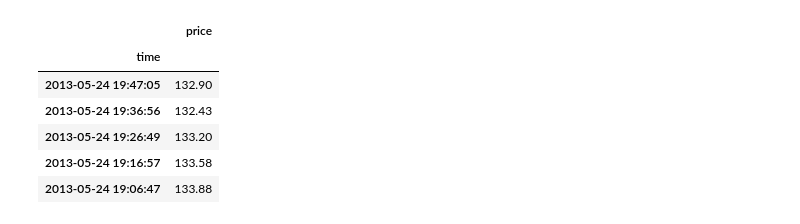
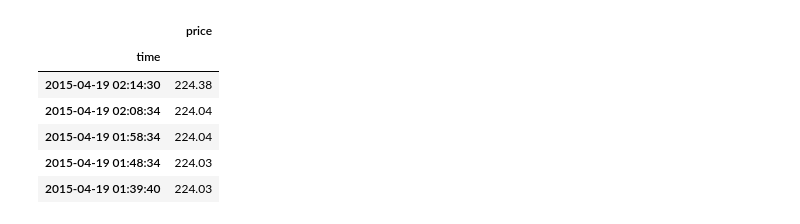
Before and after one commit to yyl/btc-price-analysis, a Jupyter notebook: notes/news_price.ipynb, the cells around one changed output. Cells and saved outputs as stored; diff of their text form; code cells hidden in the pictures.

```diff
--- a/notes/news_price.ipynb
+++ b/notes/news_price.ipynb
@@ -13,4 +13,4 @@ from bokeh.models import HoverTool
 font = {'size'   : 18}
 matplotlib.rc('font', **font)
 matplotlib.rcParams['figure.figsize'] = (12.0, 6.0)
-input_folder = "../samples"
+input_folder = "../data"
@@ -47,17 +55,17 @@ news_index.head()
 # %%
 time_format = "%Y-%m-%dT%H:%M:%S"
-price_data = pd.read_csv(os.path.join(input_folder, "price.csv"), names=['time', 'price'],
+raw_price = pd.read_csv(os.path.join(input_folder, "price.csv"), names=['time', 'price'],
                    index_col='time', parse_dates=[0],
                    date_parser=lambda x: datetime.datetime.strptime(x, time_format))
-price_data['time_index'] = price_data.index
-price_data.drop_duplicates(subset='time_index', take_last=True, inplace=True)
-del price_data['time_index']
-price_data.head()
+raw_price['time_index'] = raw_price.index
+raw_price.drop_duplicates(subset='time_index', take_last=True, inplace=True)
+del raw_price['time_index']
+raw_price.head()
 # %% [output]
 |  | price |
 | time |  |
-| 2013-05-24 19:47:05 | 132.90 |
-| 2013-05-24 19:36:56 | 132.43 |
-| 2013-05-24 19:26:49 | 133.20 |
-| 2013-05-24 19:16:57 | 133.58 |
-| 2013-05-24 19:06:47 | 133.88 |
+| 2015-04-19 02:14:30 | 224.38 |
+| 2015-04-19 02:08:34 | 224.04 |
+| 2015-04-19 01:58:34 | 224.04 |
+| 2015-04-19 01:48:34 | 224.03 |
+| 2015-04-19 01:39:40 | 224.03 |
```
Also changed, not shown: parts of 13 cells of this notebook, 1 other file.
